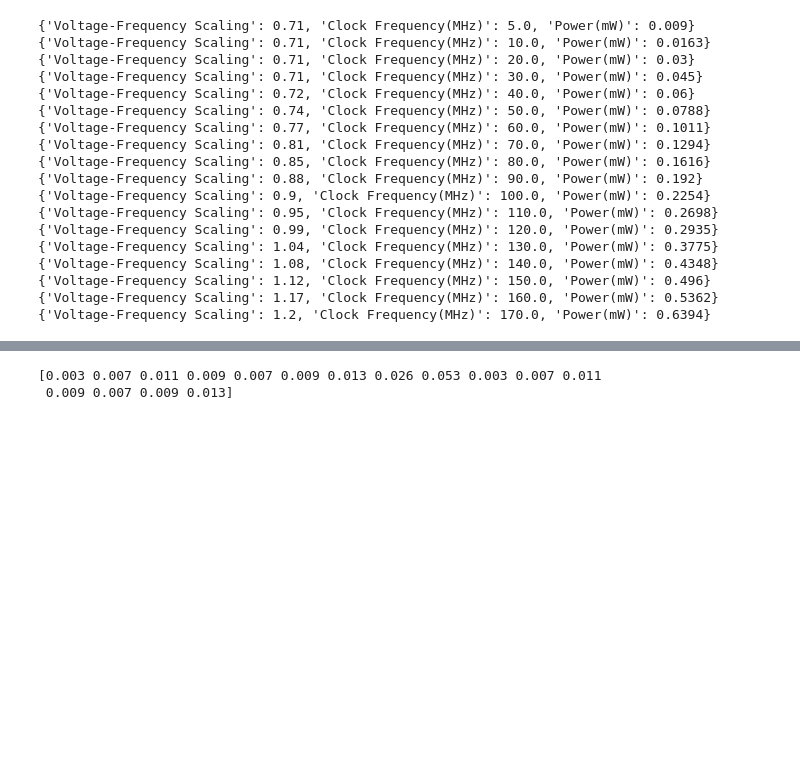
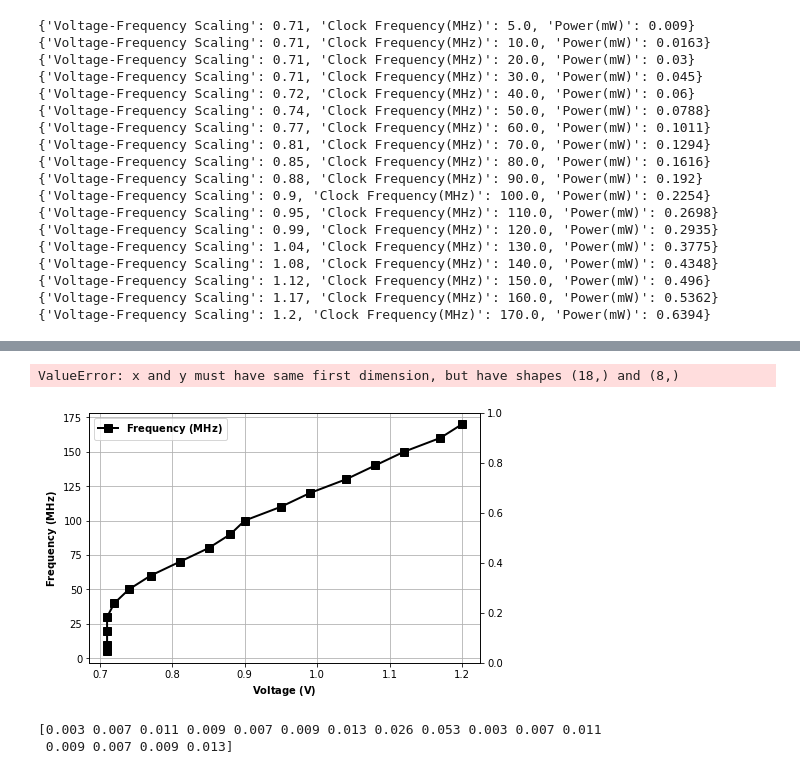
Before and after one commit to changchun-zhou/sagitta_fig, a Jupyter notebook: scripts/Voltage-Frequency-Scaling/Sagitta_Fig.ipynb, the cells around one changed output, grey strips where cells are left out. Cells and saved outputs as stored; diff of their text form; code cells hidden in the pictures; blank space fills up the shorter version.

```diff
--- a/scripts/Voltage-Frequency-Scaling/Sagitta_Fig.ipynb
+++ b/scripts/Voltage-Frequency-Scaling/Sagitta_Fig.ipynb
@@ -210,3 +101,36 @@ plt_fig({   "x_name":"Voltage",
+# %%
+
+plt_fig({   "x_name":"Voltage",
+            "x_value": voltage,
+            "x_label" : r"$\bf{Voltage}$"+' ' + r"$\bf{(V)}$",
+            "y1_fig_type": "plot",
+            "y1_name":"Frequency",
+            "y1_value":frequency,
+            "y1_color":(0, 0, 0),
+            "y1_linestyle":'x-',
+            "y1_label":r"$\bf{Frequency}$"+' ' + r"$\bf{(MHz)}$",
+            "y1_marker":'s',
+            "y1_legend": r"$\bf{Frequency}$",
+            "y2_fig_type": "plot",
+            "y2_name":"Power",
+            "y2_value":power,
+            "y2_color":(1, 0, 0),
+            "y2_linestyle":'--',
+            "y2_label":r"$\bf{Power}$"+' ' + r"$\bf{(W)}$",
+            "y2_marker":'^',
+            "y2_legend": r"$\bf{Power}$",
+            "linewidth": 2,
+            "markersize": 8,
+            "family":"Arial",
+            "label_size": 10,
+            "bar_width": 0.01,
+            # "xticks": False,
+            "figsize" : (7, 4.6),
+            "fig_name" :'../../generate/Voltage-Frequency-Scaling.svg'
+})
+# %% [output]
+ValueError: x and y must have same first dimension, but have shapes (18,) and (8,)
+[figure, added]
 # %%
 from mpl_toolkits.mplot3d import axes3d
 class MyAxes3D(axes3d.Axes3D):
```
Also changed, not shown: parts of 10 cells of this notebook, 1 other file.
